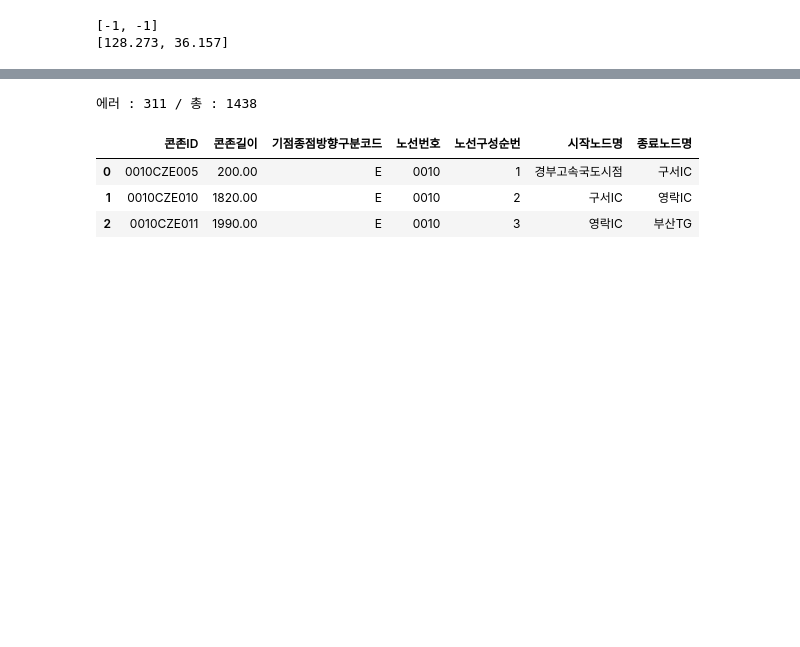
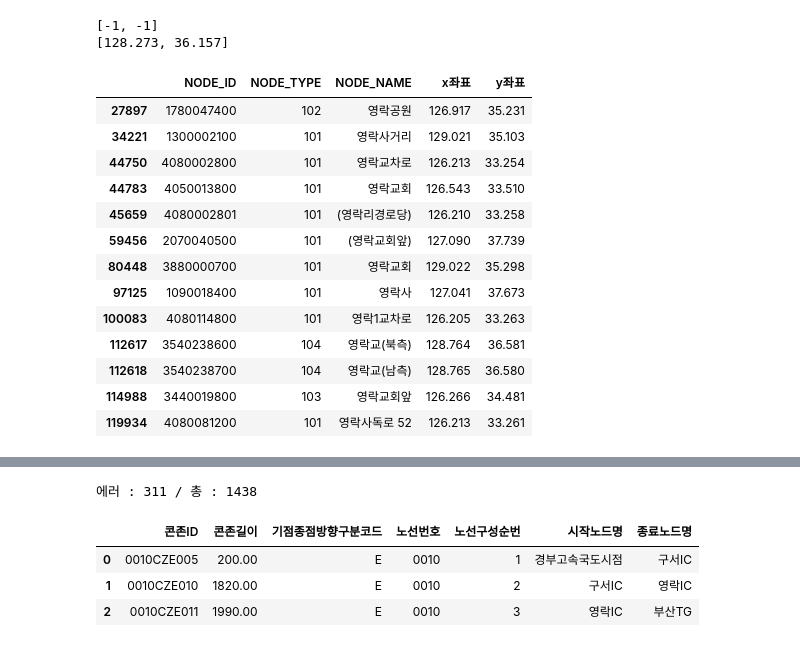
Before and after one commit to ghghtygh/akc_rproject, a Jupyter notebook: Untitled1.ipynb, the cells around one changed output, grey strips where cells are left out. Drawn from its saved outputs; the diff is of its cells as text; code cells hidden in the pictures; blank space fills up the shorter version.

```diff
--- a/Untitled1.ipynb
+++ b/Untitled1.ipynb
@@ -150,3 +155,22 @@ print(find_node_xy('김천분기점'))
 # %% [output]
 [-1, -1]
 [128.273, 36.157]
+# %%
+node[node['NODE_NAME'].str.contains('영락')]
+
+#영락IC 금토JC
+# %% [output]
+|  | NODE_ID | NODE_TYPE | NODE_NAME | x좌표 | y좌표 |
+| 27897 | 1780047400 | 102 | 영락공원 | 126.917 | 35.231 |
+| 34221 | 1300002100 | 101 | 영락사거리 | 129.021 | 35.103 |
+| 44750 | 4080002800 | 101 | 영락교차로 | 126.213 | 33.254 |
+| 44783 | 4050013800 | 101 | 영락교회 | 126.543 | 33.510 |
+| 45659 | 4080002801 | 101 | (영락리경로당) | 126.210 | 33.258 |
+| 59456 | 2070040500 | 101 | (영락교회앞) | 127.090 | 37.739 |
+| 80448 | 3880000700 | 101 | 영락교회 | 129.022 | 35.298 |
+| 97125 | 1090018400 | 101 | 영락사 | 127.041 | 37.673 |
+| 100083 | 4080114800 | 101 | 영락1교차로 | 126.205 | 33.263 |
+| 112617 | 3540238600 | 104 | 영락교(북측) | 128.764 | 36.581 |
+| 112618 | 3540238700 | 104 | 영락교(남측) | 128.765 | 36.580 |
+| 114988 | 3440019800 | 103 | 영락교회앞 | 126.266 | 34.481 |
+| 119934 | 4080081200 | 101 | 영락사독로 52 | 126.213 | 33.261 |
```
Also changed, not shown: parts of 31 cells of this notebook, 7 other files.
